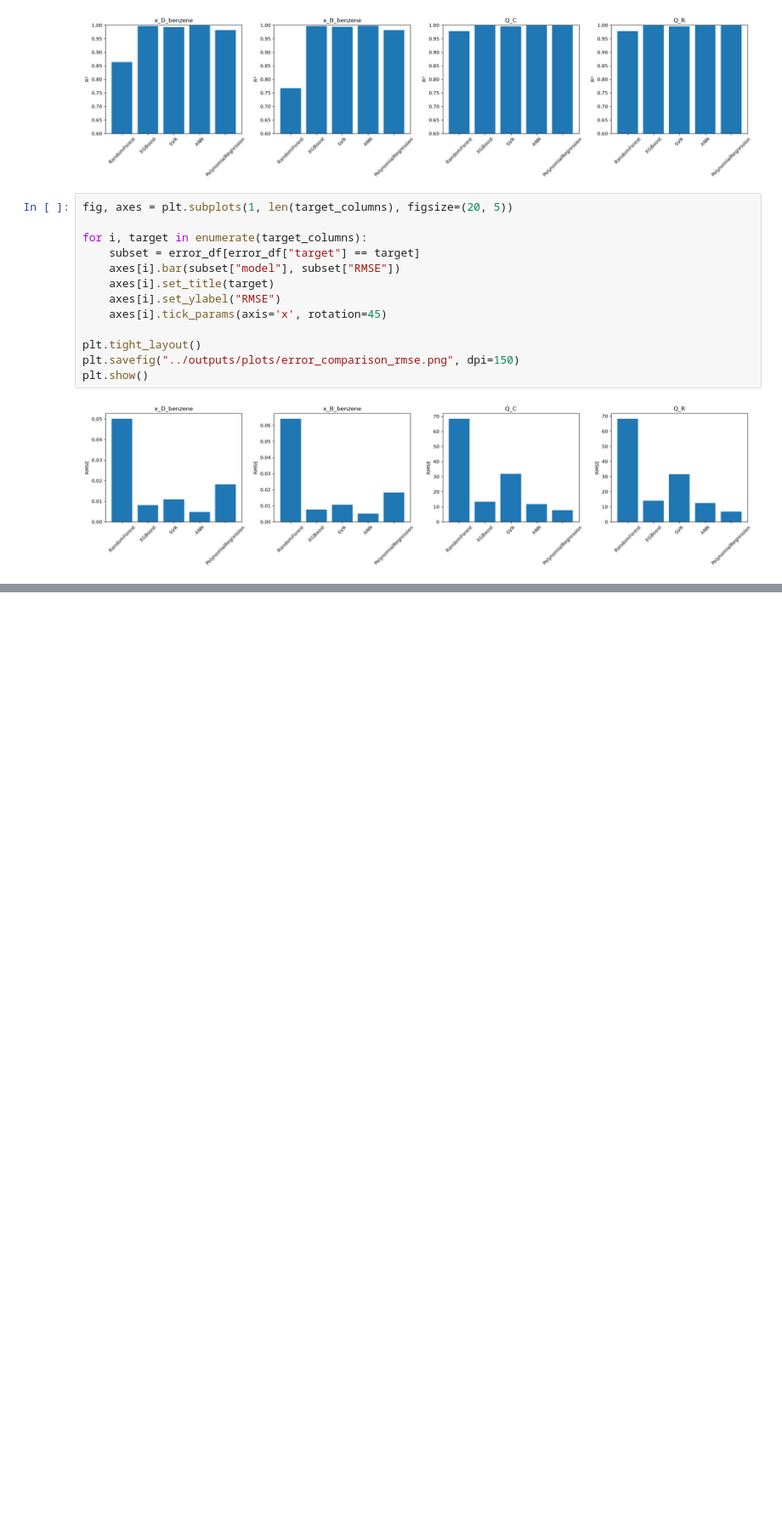
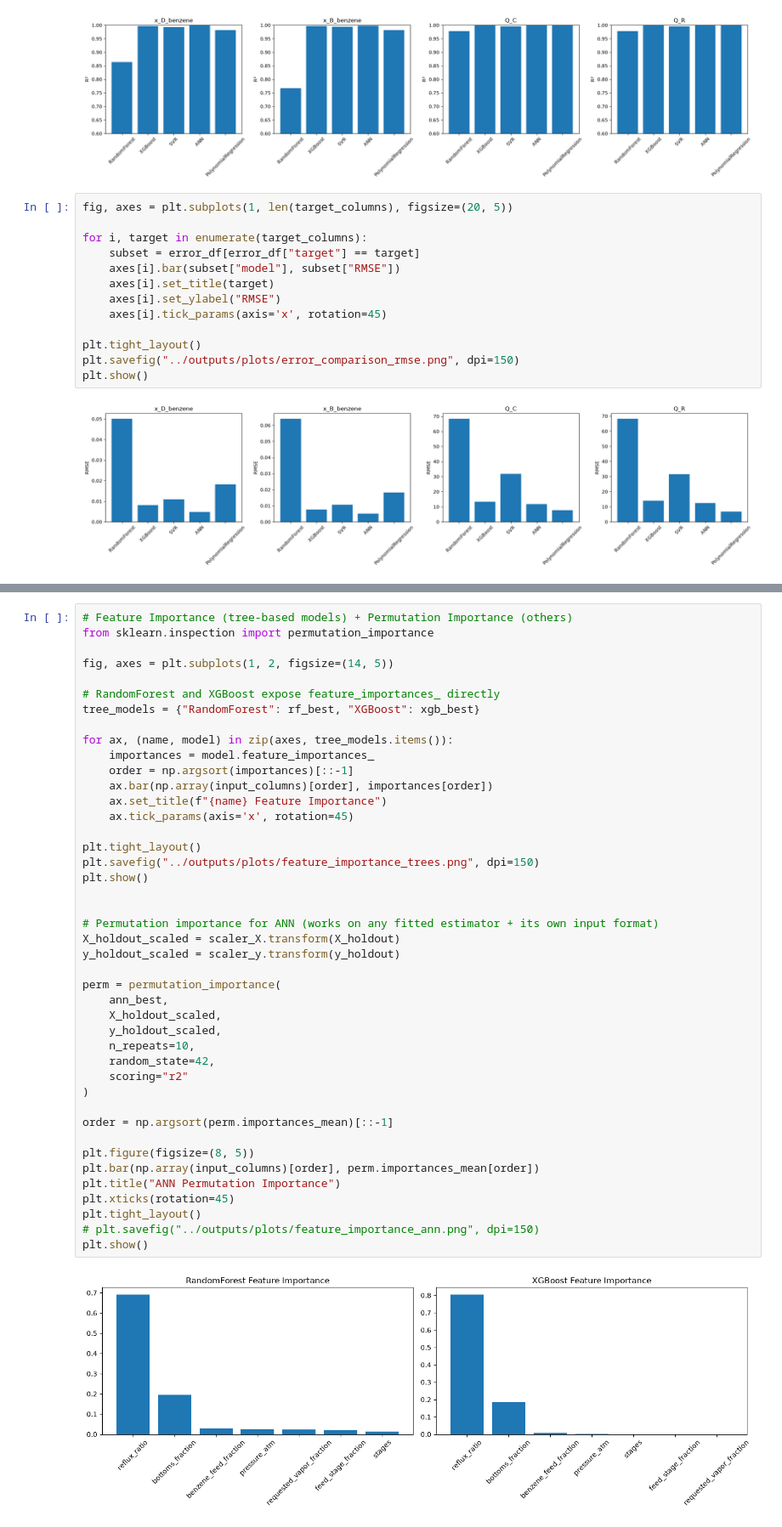
Before and after one commit to YashWaghmare2206/DWSIM-Distillation-Surrogate-Model, a Jupyter notebook: notebooks/08_Result_Plots.ipynb, the cells around one changed output, grey strips where cells are left out. Shown at 85% size. Saved outputs shown, nothing was run; the diff lists cells and outputs as text; blank space fills up the shorter version.

```diff
--- a/notebooks/08_Result_Plots.ipynb
+++ b/notebooks/08_Result_Plots.ipynb
@@ -269,0 +285,45 @@ plt.show()
+# %%
+# Feature Importance (tree-based models) + Permutation Importance (others)
+from sklearn.inspection import permutation_importance
+
+fig, axes = plt.subplots(1, 2, figsize=(14, 5))
+
+# RandomForest and XGBoost expose feature_importances_ directly
+tree_models = {"RandomForest": rf_best, "XGBoost": xgb_best}
+
+for ax, (name, model) in zip(axes, tree_models.items()):
+    importances = model.feature_importances_
+    order = np.argsort(importances)[::-1]
+    ax.bar(np.array(input_columns)[order], importances[order])
+    ax.set_title(f"{name} Feature Importance")
+    ax.tick_params(axis='x', rotation=45)
+
+plt.tight_layout()
+plt.savefig("../outputs/plots/feature_importance_trees.png", dpi=150)
+plt.show()
+
+
+# Permutation importance for ANN (works on any fitted estimator + its own input format)
+X_holdout_scaled = scaler_X.transform(X_holdout)
+y_holdout_scaled = scaler_y.transform(y_holdout)
+
+perm = permutation_importance(
+    ann_best,
+    X_holdout_scaled,
+    y_holdout_scaled,
+    n_repeats=10,
+    random_state=42,
+    scoring="r2"
+)
+
+order = np.argsort(perm.importances_mean)[::-1]
+
+plt.figure(figsize=(8, 5))
+plt.bar(np.array(input_columns)[order], perm.importances_mean[order])
+plt.title("ANN Permutation Importance")
+plt.xticks(rotation=45)
+plt.tight_layout()
+# plt.savefig("../outputs/plots/feature_importance_ann.png", dpi=150)
+plt.show()
+# %% [output]
+[figure, added]
```
Also changed, not shown: parts of 2 cells of this notebook, 14 other files.
